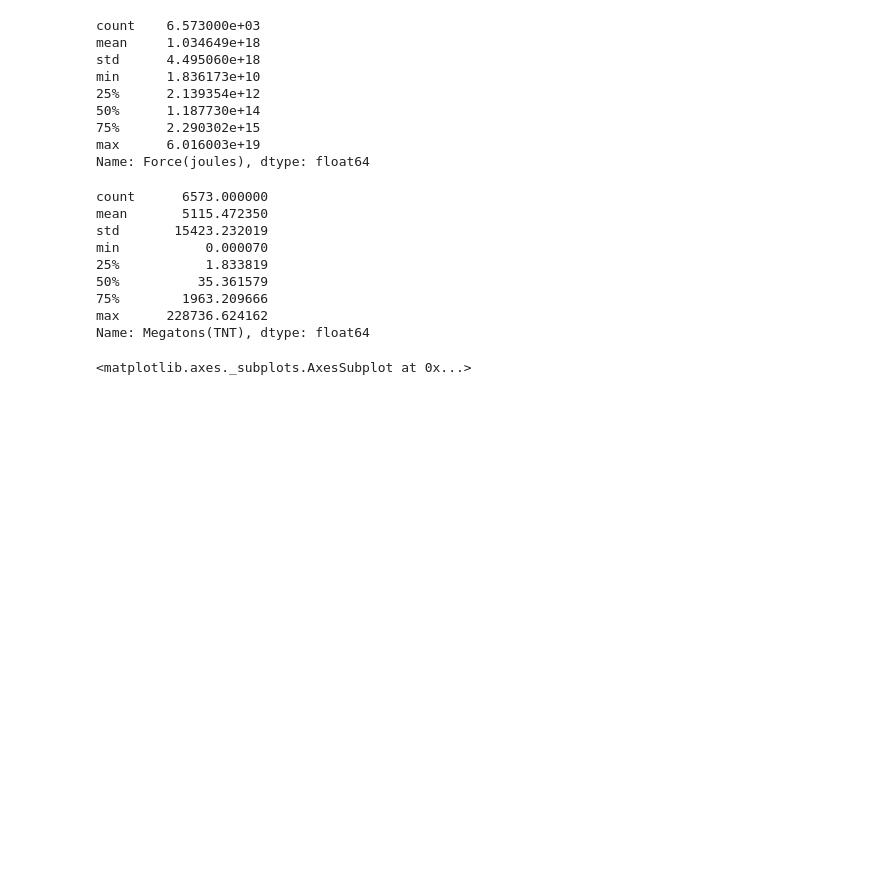
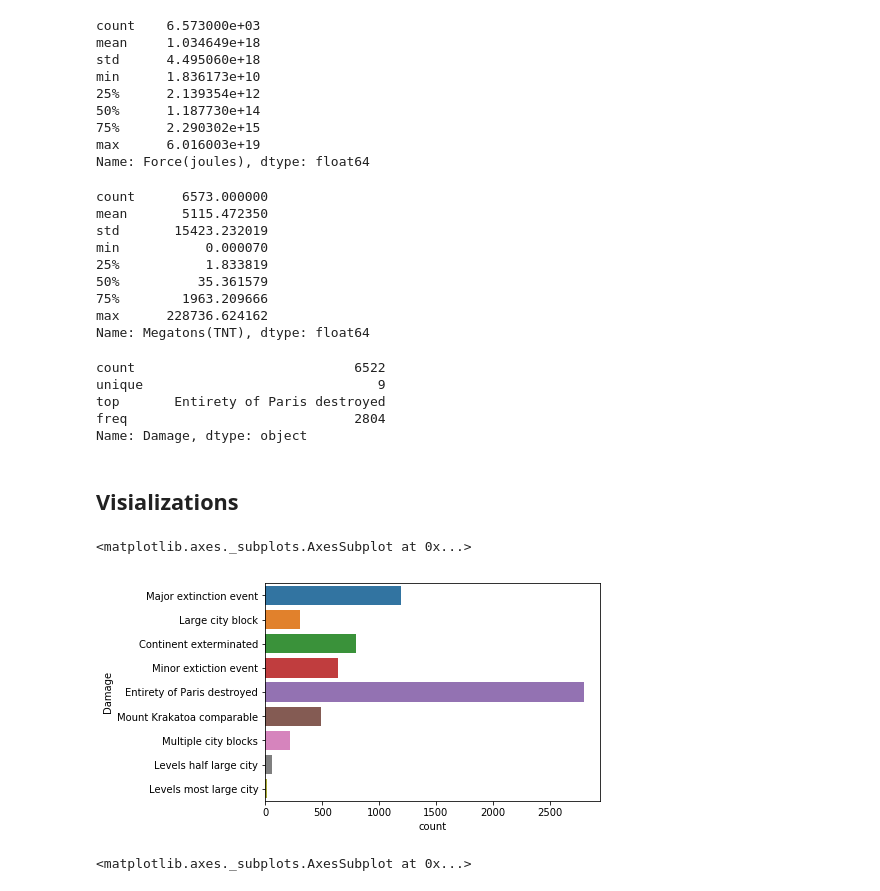
Before and after one commit to Doncurt/DS-final-proj, a Jupyter notebook: notebooks/Initial Exploration.ipynb, the cells around one changed output. Saved outputs shown, nothing was run; the diff lists cells and outputs as text; code cells hidden in the pictures; blank space fills up the shorter version.

```diff
--- a/notebooks/Initial Exploration.ipynb
+++ b/notebooks/Initial Exploration.ipynb
@@ -148,6 +148,21 @@ min           0.000070
 75%        1963.209666
 max      228736.624162
 Name: Megatons(TNT), dtype: float64
+# %%
+df['Damage'].describe()
+# %% [output]
+count                            6522
+unique                              9
+top       Entirety of Paris destroyed
+freq                             2804
+Name: Damage, dtype: object
+# %% [markdown]
+## Visializations
+# %%
+sns.countplot(y='Damage', data=df,orient='h')
+# %% [output]
+<matplotlib.axes._subplots.AxesSubplot at 0x...>
+[figure, added]
 # %%
 sns.heatmap(df.corr())
 # %% [output]
```
Also changed, not shown: 1 other file.
